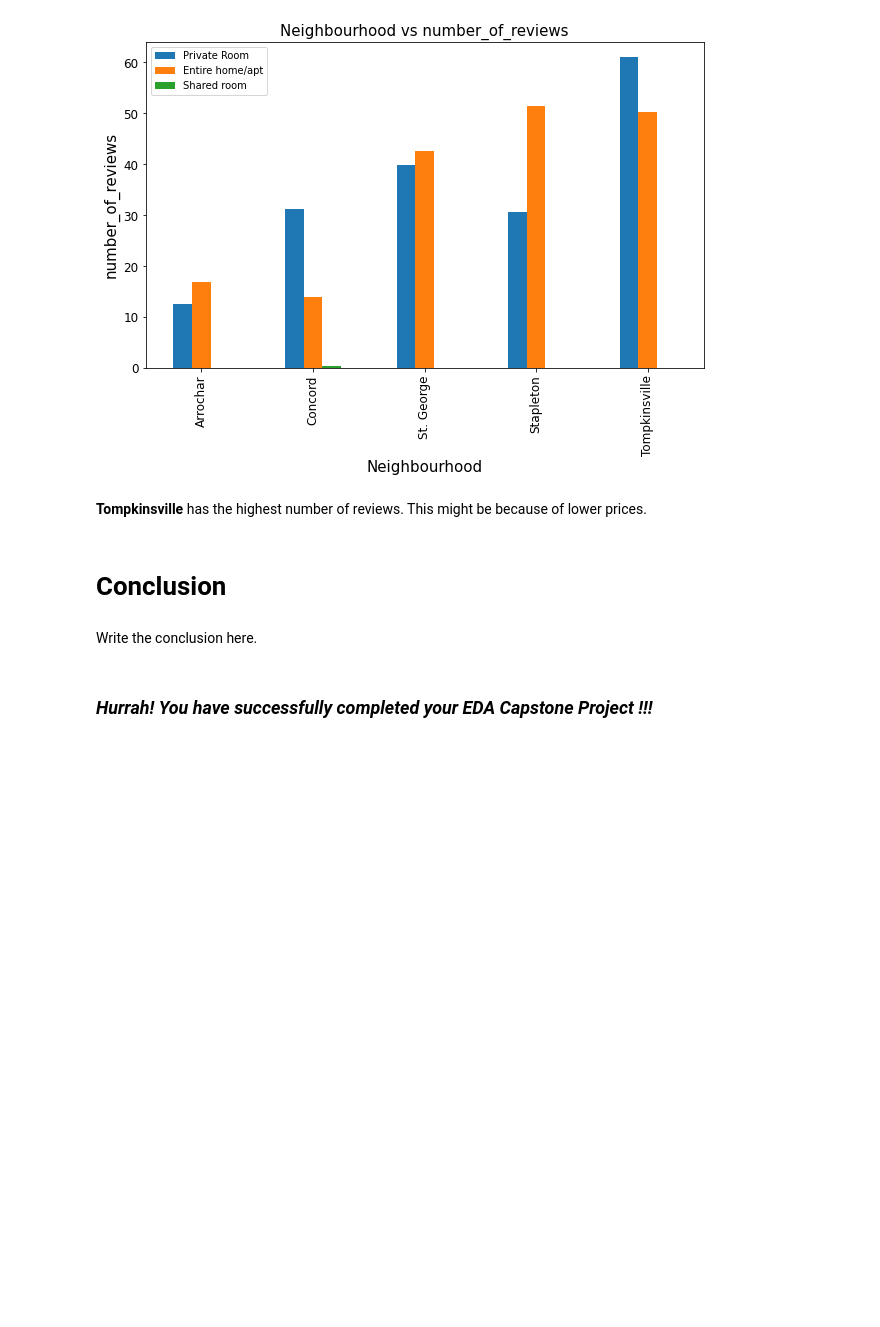
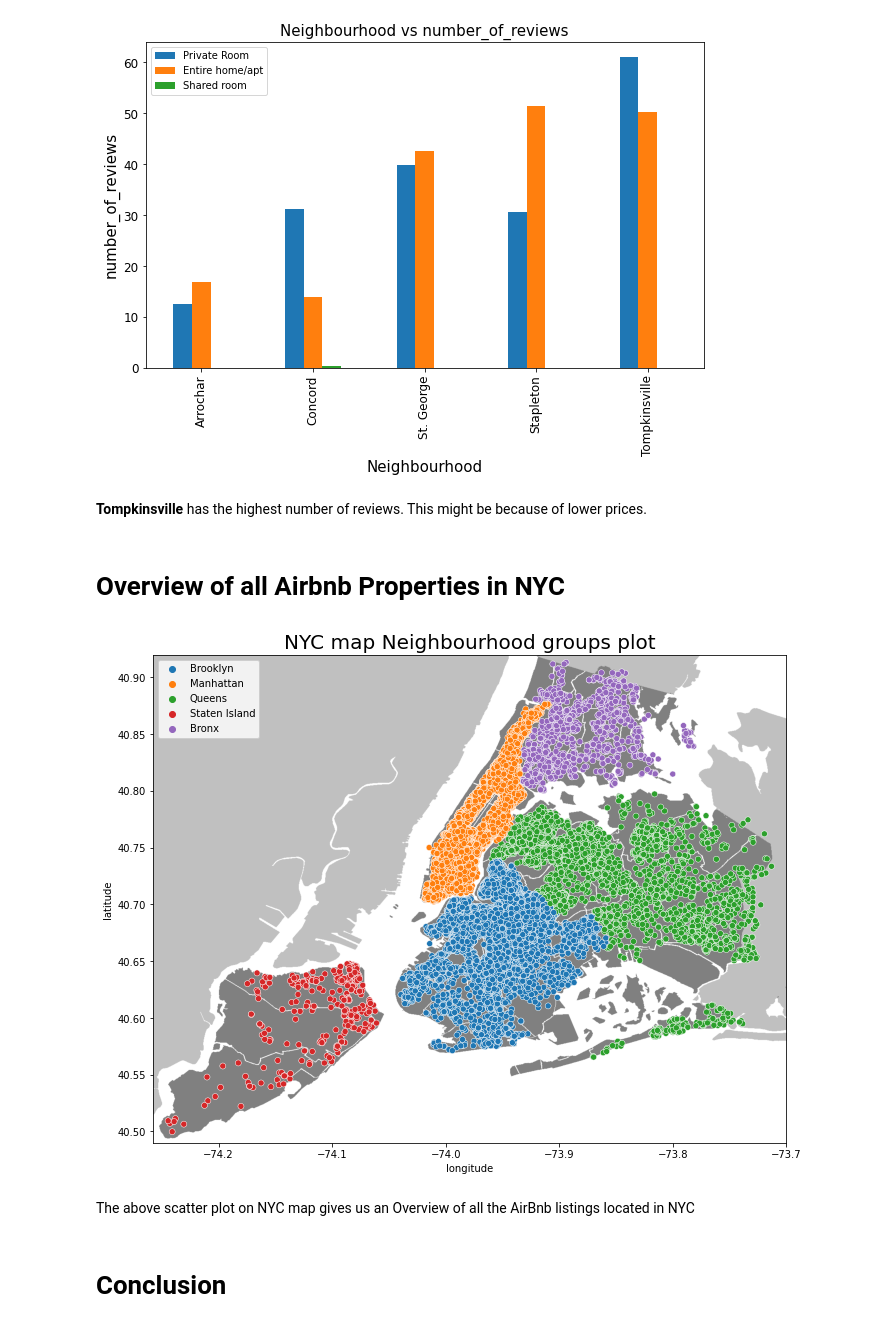
Before and after one commit to ismailali121/Airbnb-EDA-Capstone-Project, a Jupyter notebook: airbnb_booking_analysis_Capstone_Project.ipynb, the cells around one changed output. Saved outputs shown, nothing was run; the diff lists cells and outputs as text; code cells hidden in the pictures; blank space fills up the shorter version.

Commit message:
Created using Colaboratory (Commit 4)

```diff
--- a/airbnb_booking_analysis_Capstone_Project.ipynb
+++ b/airbnb_booking_analysis_Capstone_Project.ipynb
@@ -636,9 +651,29 @@ plot_graph('Staten Island','number_of_reviews')
 [figure]
 # %% [markdown]
 **Tompkinsville** has the highest number of reviews. This might be because of lower prices.
+# %% [markdown]
+# **Overview of all Airbnb Properties in NYC**
+# %%
+# import library to read image from URL
+import urllib
+
+plt.figure(figsize=(10,8))
+#loading the png NYC image found on Google and saving to my local folder along with the project
+i=urllib.request.urlopen('https://upload.wikimedia.org/wikipedia/commons/e/ec/Neighbourhoods_New_York_City_Map.PNG')
+nyc_img=plt.imread(i)
+
+#scaling the image based on the latitude and longitude max and mins for proper output
+plt.imshow(nyc_img,zorder=0,extent=[-74.258, -73.7, 40.49,40.92])
+
+# Plotting Neighbourhood Groups using scatterplot on NYC Map
+sns.scatterplot(df.longitude,df.latitude,hue=df.neighbourhood_group)
+
+plt.title('NYC map Neighbourhood groups plot',size=20)
+plt.legend()
+plt.show()
+# %% [output]
+[figure, added]
+# %% [markdown]
+The above scatter plot on NYC map gives us an Overview of all the AirBnb listings located in NYC
 # %% [markdown]
 # **Conclusion**
-# %% [markdown]
-Write the conclusion here.
-# %% [markdown]
-### ***Hurrah! You have successfully completed your EDA Capstone Project !!!***
```
Also changed, not shown: parts of 14 cells of this notebook.
